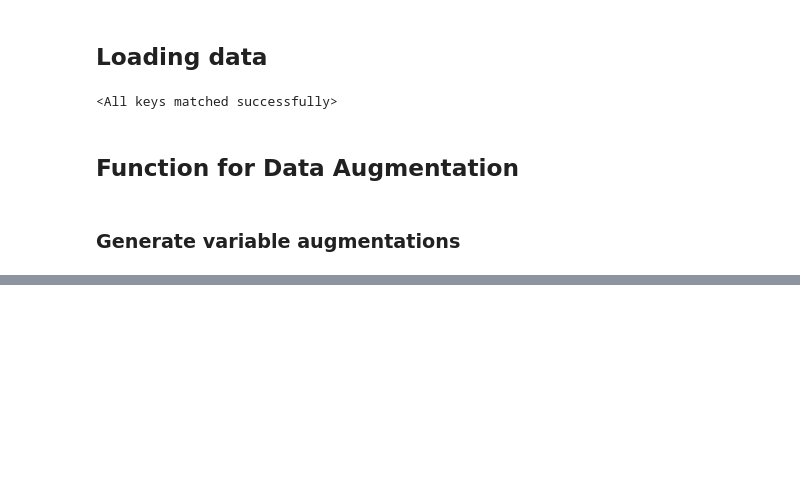
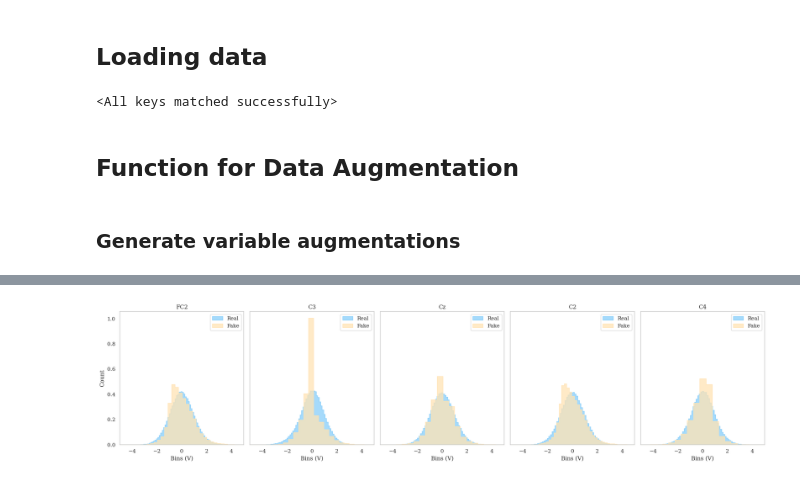
Before and after one commit to teaching-FEEC/dgm-2023.2, a Jupyter notebook: projetos/EEG_Data_Synth/notebooks/GANs/Classification_entrega_3.ipynb, the cells around one changed output, grey strips where cells are left out. Cells and saved outputs as stored; diff of their text form; code cells hidden in the pictures; blank space fills up the shorter version.

```diff
--- a/projetos/EEG_Data_Synth/notebooks/GANs/Classification_entrega_3.ipynb
+++ b/projetos/EEG_Data_Synth/notebooks/GANs/Classification_entrega_3.ipynb
@@ -628,0 +741,48 @@ classification_df.to_csv(" classification_results.csv", index = False )
+# %%
+channles_choice = [4,7,9,10,11]
+channels_choice_names = ["FC2", "C3", "Cz", "C2", "C4"]
+real_sample = my_eeg_data[:][0].numpy().squeeze()[:,channles_choice,:]
+fake_sample = generate_samples_for_classification(1152, gen)
+fake_sample = fake_sample[0].detach().numpy().squeeze()[:,channles_choice,:]
+# %%
+# Create a grid of 1x5 plots
+fig, axes = plt.subplots(1, 5, figsize=(20, 5), sharey=True)
+
+# Loop through each channel
+for i, ax in enumerate(axes):
+
+    ith_real_sample = real_sample[:,i,:]
+    ith_fake_sample = fake_sample[:,i,:]
+
+    scaler_real = StandardScaler()
+    scaler_fake = StandardScaler()
+
+    scaler_real.fit(ith_real_sample)
+    scaler_fake.fit(ith_fake_sample)
+
+    ith_real_sample = scaler_real.transform(ith_real_sample)
+    ith_fake_sample = scaler_fake.transform(ith_fake_sample)
+
+    # Plot real data
+    sns.histplot(ith_real_sample.flatten(), bins=101, stat="density", kde=False, color='lightskyblue', element="step", label="Real", ax=ax)
+
+    # Plot fake data
+    sns.histplot(ith_fake_sample.flatten(), bins=101, stat="density", kde=False, color='moccasin', element="step", label="Fake", ax=ax)
+
+    # Set labels and title for each subplot
+    ax.set_xlabel(r'Bins (V)')
+    ax.set_title(f'{channels_choice_names[i]}')
+    ax.grid()
+    ax.legend()
+    ax.set_xlim([-5, 5])
+
+# Set common ylabel
+axes[0].set_ylabel('Count')
+
+# Adjust layout to prevent clipping of ylabel
+plt.tight_layout()
+plt.savefig("./Testes_Finais/classification/Real_and_Fake_Histogram_Comparison.png")
+# Show the plot
+plt.show()
+# %% [output]
+[figure, added]
```
Also changed, not shown: parts of 16 cells of this notebook, 5 other files.
